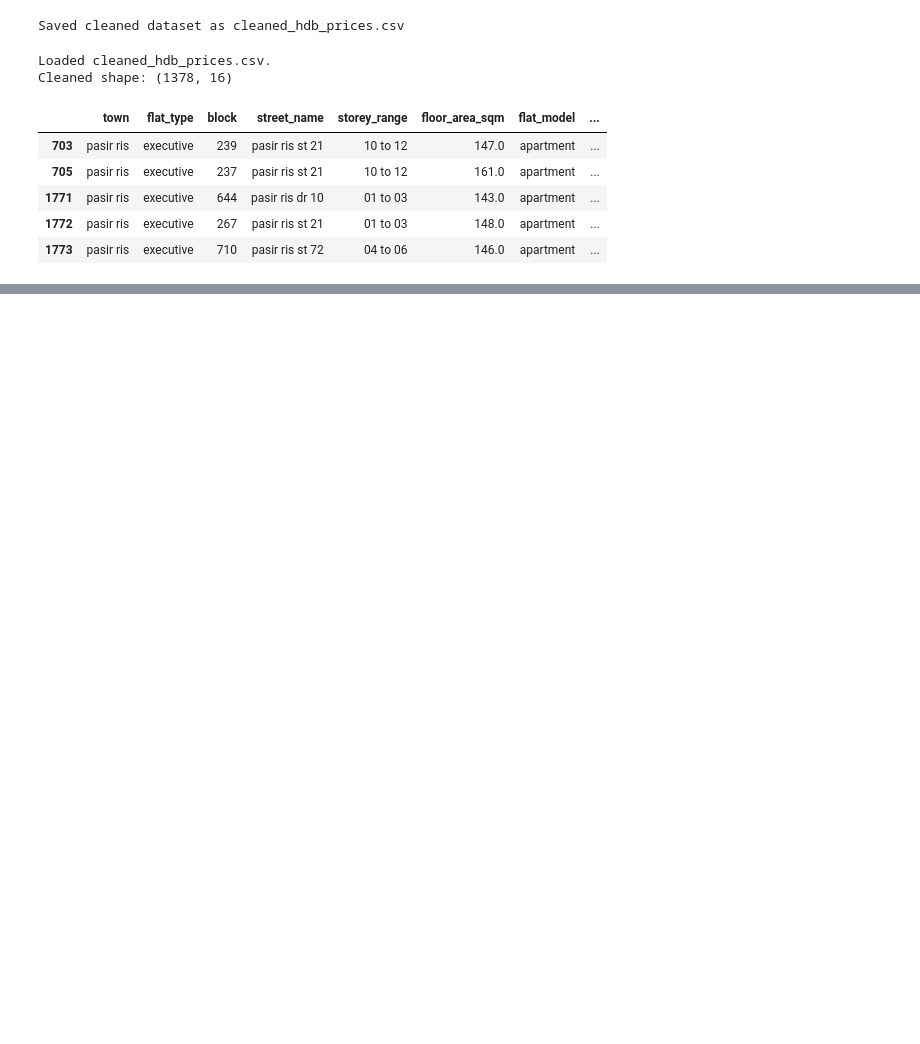
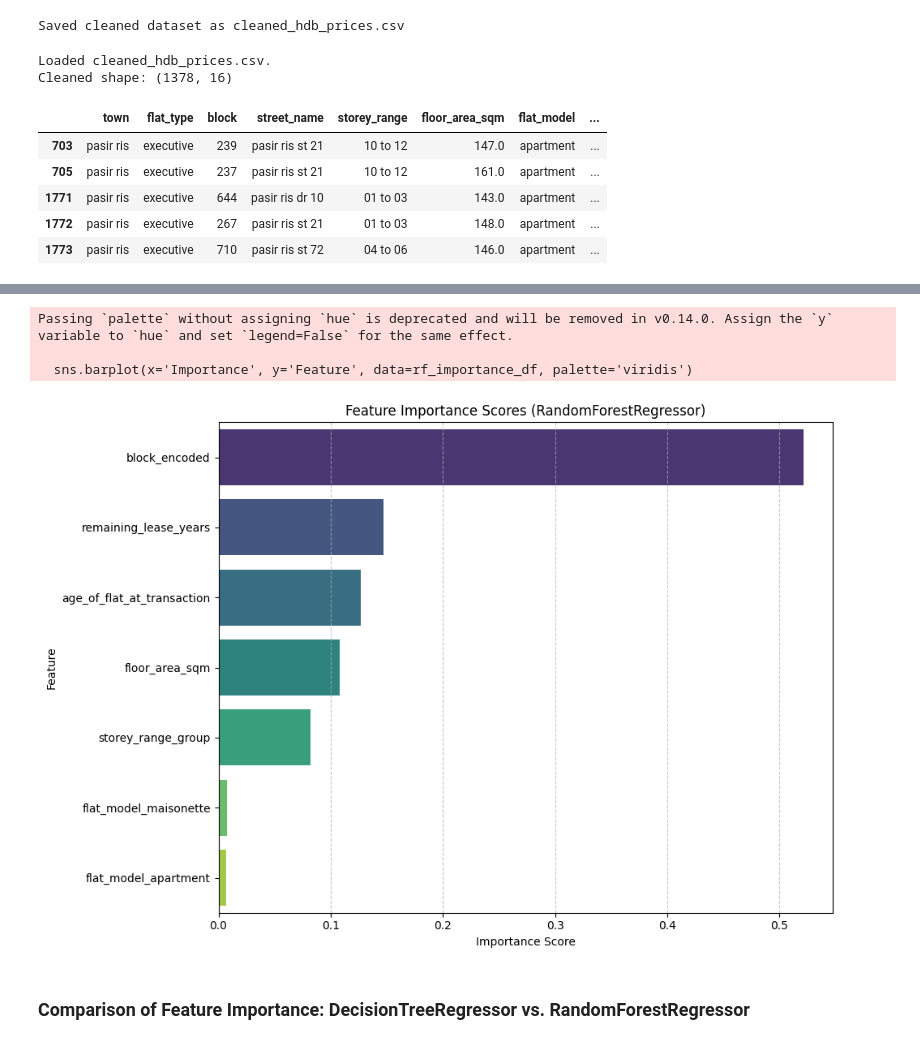
Before and after one commit to danielchin-ck/ADALL_github, a Jupyter notebook: project/6096089w_cda1c03_adall_project_2026_ver5.ipynb, the cells around one changed output, grey strips where cells are left out. Drawn from its saved outputs; the diff is of its cells as text; code cells hidden in the pictures; blank space fills up the shorter version.

```diff
--- a/project/6096089w_cda1c03_adall_project_2026_ver5.ipynb
+++ b/project/6096089w_cda1c03_adall_project_2026_ver5.ipynb
@@ -1930,0 +1578,25 @@ display(error_df_sorted.head(10))
+# %%
+import pandas as pd
+
+# Get the feature importances from the trained RandomForestRegressor
+# The 'model' step in the pipeline is the RandomForestRegressor
+rf_feature_importances = rf_model.named_steps['model'].feature_importances_
+
+# Get the feature names after preprocessing
+# For one-hot encoded categorical features
+onehot_features_rf = rf_model.named_steps['preprocessor'].named_transformers_['cat'].get_feature_names_out(cat_columns)
+
+# For numerical features (they retain their original names after StandardScaler)
+all_processed_features_rf = list(onehot_features_rf) + num_columns
+
+# Create a DataFrame for better visualization
+rf_importance_df = pd.DataFrame({
+    'Feature': all_processed_features_rf,
+    'Importance': rf_feature_importances
+})
+
+# Sort by importance in descending order
+rf_importance_df = rf_importance_df.sort_values(by='Importance', ascending=False)
+
+print('RandomForestRegressor Feature Importance Scores:')
+display(rf_importance_df)
@@ -1930,0 +1613,20 @@ display(error_df_sorted.head(10))
+# %%
+import matplotlib.pyplot as plt
+import seaborn as sns
+
+# Create a horizontal bar chart of feature importances for RandomForestRegressor
+plt.figure(figsize=(10, 7))
+sns.barplot(x='Importance', y='Feature', data=rf_importance_df, palette='viridis')
+plt.title('Feature Importance Scores (RandomForestRegressor)')
+plt.xlabel('Importance Score')
+plt.ylabel('Feature')
+plt.grid(axis='x', linestyle='--', alpha=0.7)
+plt.tight_layout()
+plt.show()
+# %% [output]
+Passing `palette` without assigning `hue` is deprecated and will be removed in v0.14.0. Assign the `y` variable to `hue` and set `legend=False` for the same effect.
+
+  sns.barplot(x='Importance', y='Feature', data=rf_importance_df, palette='viridis')
+[figure, added]
+# %% [markdown]
+### Comparison of Feature Importance: DecisionTreeRegressor vs. RandomForestRegressor
```
Also changed, not shown: parts of 63 cells of this notebook.
